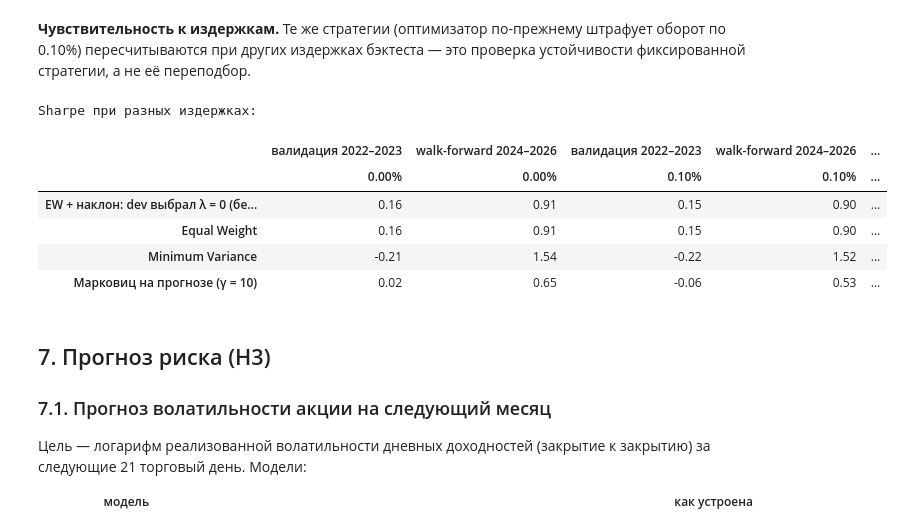
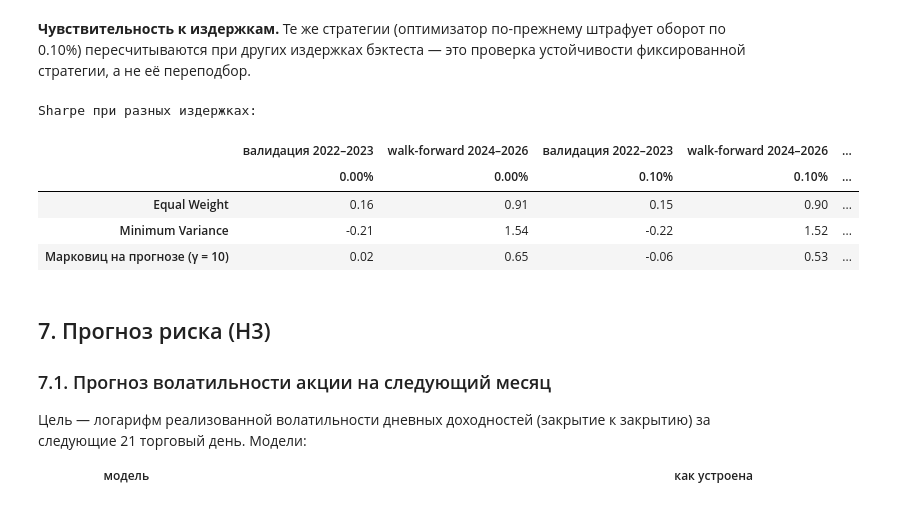
Before and after one commit to spendmail/finance, a Jupyter notebook: project/snp_500_managment_system.ipynb, the cells around one changed output. Saved outputs shown, nothing was run; the diff lists cells and outputs as text; code cells hidden in the pictures.

```diff
--- a/project/snp_500_managment_system.ipynb
+++ b/project/snp_500_managment_system.ipynb
@@ -3058,24 +3063,27 @@ display(PERM.style.format({c_: ("{:.3f}" if c_.startswith("p") else "{:.2f}" if
 при других издержках бэктеста — это проверка устойчивости фиксированной стратегии, а не её переподбор.
 # %%
 def fee_sensitivity():
+    # при γ = 10 MVC_NAME — это сам Minimum Variance; при λ = 0 наклон совпадает с Equal Weight и в таблицу не входит
+    strats = {"Equal Weight": BASE["Equal Weight"], "Minimum Variance": BASE["Minimum Variance"]}
+    if MVC_NAME not in strats:
+        strats[MVC_NAME] = minvar_fn(gamma=GAMMA)
+    strats |= {k: v for k, v in ML_STRATS.items() if k != TILT_NAME or LAM > 0}
     rows = {}
     for fee in (0.0, 0.001, 0.002):
-        for name, fn in {"Equal Weight": BASE["Equal Weight"], "Minimum Variance": BASE["Minimum Variance"],
-                         MVC_NAME: minvar_fn(gamma=GAMMA), **ML_STRATS}.items():
+        for name, fn in strats.items():
             for per in PER[1:]:
                 rows[(name, f"{fee:.2%}", per)] = (RES[(name, per)]["Sharpe"] if fee == FEE else
                                                    perf(*backtest(fn, *PERIODS[per], fee=fee))["Sharpe"])
     return pd.Series(rows).unstack([2, 1])
 
 
 FEE_TAB = cached("fee_sensitivity", fee_sensitivity, (GAMMA, LAM, SM, SIG_MAIN))
 print("Sharpe при разных издержках:")
 FEE_TAB.round(2)
 # %% [output]
 Sharpe при разных издержках:
 |  | валидация 2022–2023 | walk-forward 2024–2026 | валидация 2022–2023 | walk-forward 2024–2026 | ... |
 |  | 0.00% | 0.00% | 0.10% | 0.10% | ... |
-| EW + наклон: dev выбрал λ = 0 (бе... | 0.16 | 0.91 | 0.15 | 0.90 | ... |
 | Equal Weight | 0.16 | 0.91 | 0.15 | 0.90 | ... |
 | Minimum Variance | -0.21 | 1.54 | -0.22 | 1.52 | ... |
 | Марковиц на прогнозе (γ = 10) | 0.02 | 0.65 | -0.06 | 0.53 | ... |
```
Also changed, not shown: parts of 16 cells of this notebook.
